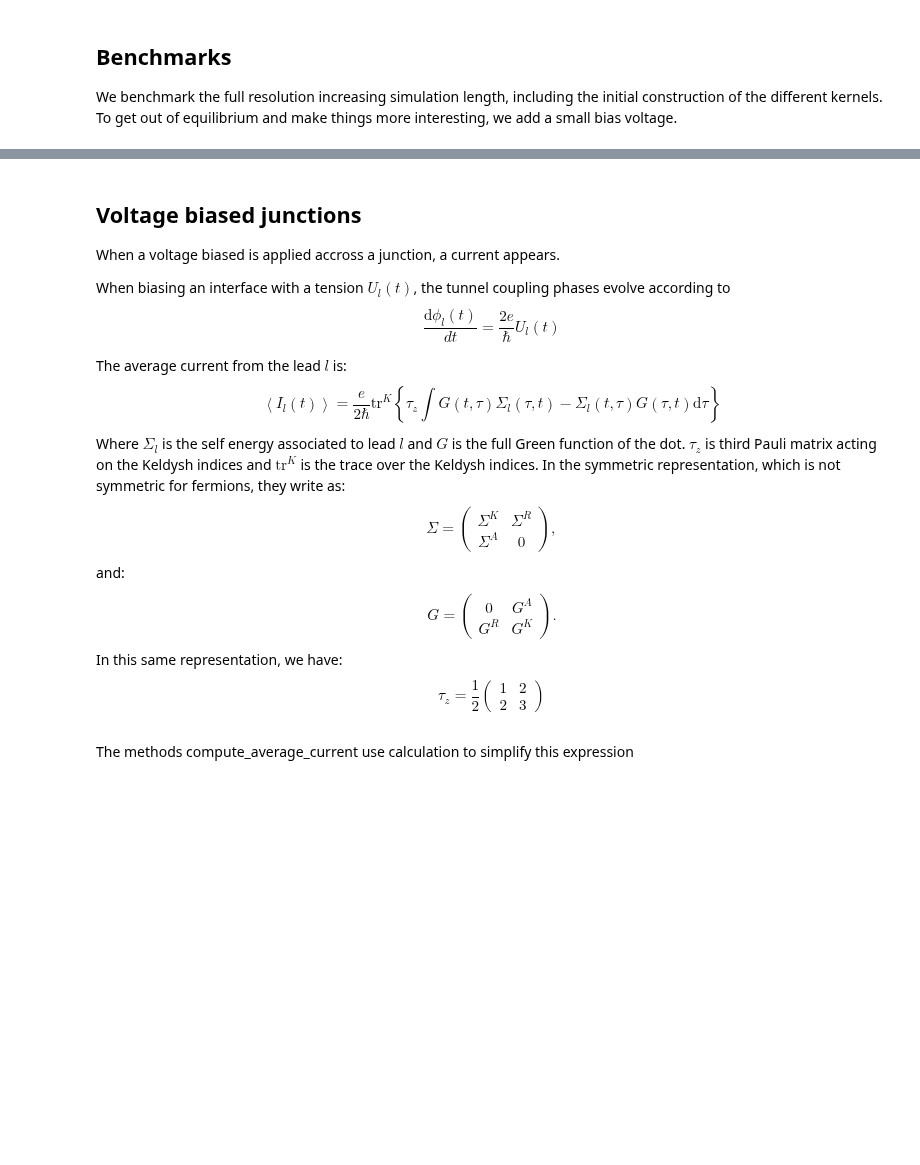
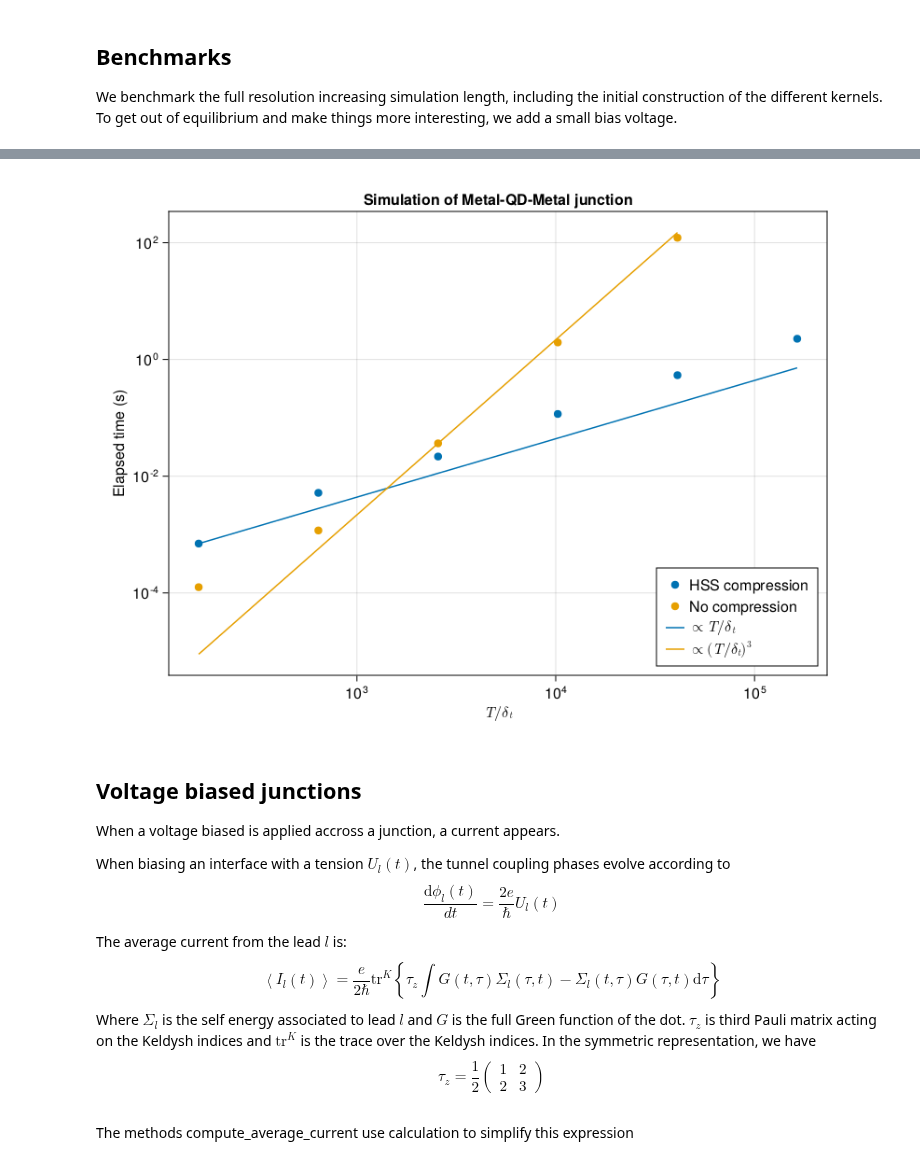
Before and after one commit to BaptisteLamic/NonEquilibriumGreenFunction.jl, a Jupyter notebook: examples/MQDM_junction.ipynb, the cells around one changed output, grey strips where cells are left out. Saved outputs shown, nothing was run; the diff lists cells and outputs as text; code cells hidden in the pictures; blank space fills up the shorter version.

```diff
--- a/examples/MQDM_junction.ipynb
+++ b/examples/MQDM_junction.ipynb
@@ -215,3 +241,52 @@ f
+# %%
+
+tab_T_hss = 0.1 .* [2^k for k = 4:2:14]
+function benchmark_equilibrium_hss(T)
+    p = Junction.Parameters(δt=0.1, T=T, ϕl=t -> 0, ϕr=t -> 0.1*t);
+    @benchmark Junction.simulate_junction($p);
+end
+benchmark_equilibrium_results_hss = benchmark_equilibrium_hss.(tab_T_hss)
+
+tab_T_full = 0.1 .* [2^k for k = 4:2:12]
+function benchmark_equilibrium_full(T)
+    p = Junction.Parameters(δt=0.1, T=T, ϕl=t -> 0, ϕr=t -> 0.1*t);
+    @benchmark Junction.simulate_junction($p,cpr = NONCompression());
+end
+benchmark_equilibrium_results_full = benchmark_equilibrium_full.(tab_T_full)
+
+function plot_equilibrim_benchmark(tab_T_hss, results_hss, tab_T_full, results_full)
+    f = Figure()
+    f_ax = Axis(f[1, 1], xscale = log10, yscale = log10,
+    title = "Simulation of Metal-QD-Metal junction",
+    xlabel=L"T/\delta_t",
+    ylabel="Elapsed time (s)")
+    scatter!(f_ax, tab_T_hss / p.δt, map(results_hss) do x
+        median(x.times) * 1E-9
+    end,
+    label = "HSS compression"
+    )
+    scatter!(f_ax, tab_T_full / p.δt, map(results_full) do x
+        median(x.times) * 1E-9
+    end,
+    label = "No compression"
+    )
+    lines!(f_ax,tab_T_hss / p.δt, tab_T_hss ./ tab_T_hss[1] .* median(results_hss[1].times) * 1E-9,
+    label = L"\propto T/\delta_t"  )
+    lines!(f_ax,tab_T_full / p.δt , tab_T_full.^3 ./ tab_T_full[3]^3 .* median(results_full[3].times) * 1E-9,
+    label = L"\propto (T/\delta_t)^3"  )
+    axislegend(position = :rb)
+    f
+end
+f = plot_equilibrim_benchmark(
+    tab_T_hss,
+    benchmark_equilibrium_results_hss,
+    tab_T_full,
+    benchmark_equilibrium_results_full
+)
+save("QD_benchmark.svg",f)
+f
+# %% [output]
+[figure, added]
 # %% [markdown]
 ## Voltage biased junctions
 When a voltage biased is applied accross a junction, a current appears.
@@ -232,21 +307,7 @@ The average current from the lead $l$ is:
 \end{equation}
 Where $\Sigma_l$ is the self energy associated to lead $l$ and $G$ is the full Green function of the dot. $\tau_z$ is third Pauli matrix acting on the Keldysh indices
  and $\text{tr}^{K}$ is the trace over the Keldysh indices.
-In the symmetric representation, which is not symmetric for fermions, they write as:
-\begin{equation}
-	\Sigma = 	\begin{pmatrix}
-		\Sigma^{K} & \Sigma^R \\
-		\Sigma^A & 0
-	\end{pmatrix},
-\end{equation}
-and:
-\begin{equation}
-	G = \begin{pmatrix}
-		0 & G^A \\
-		G^R & G^K
-	\end{pmatrix}.
-\end{equation}
-In this same representation, we have:
+In the symmetric representation, we have
 \begin{equation}
 	\tau_z =\frac{1}{2}\begin{pmatrix}
 		1 & 2 \\
```
Also changed, not shown: parts of 11 cells of this notebook, 2 other files.
